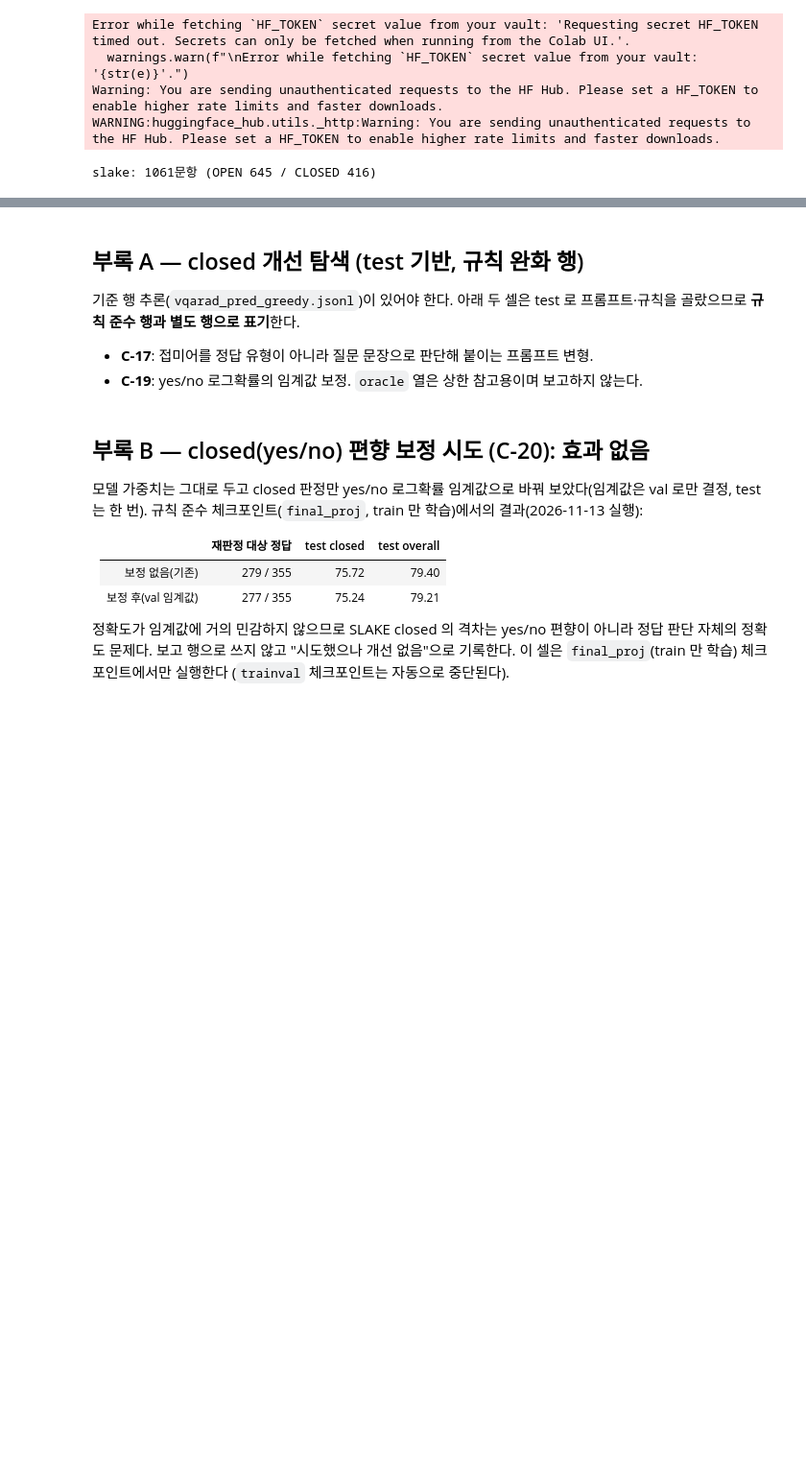
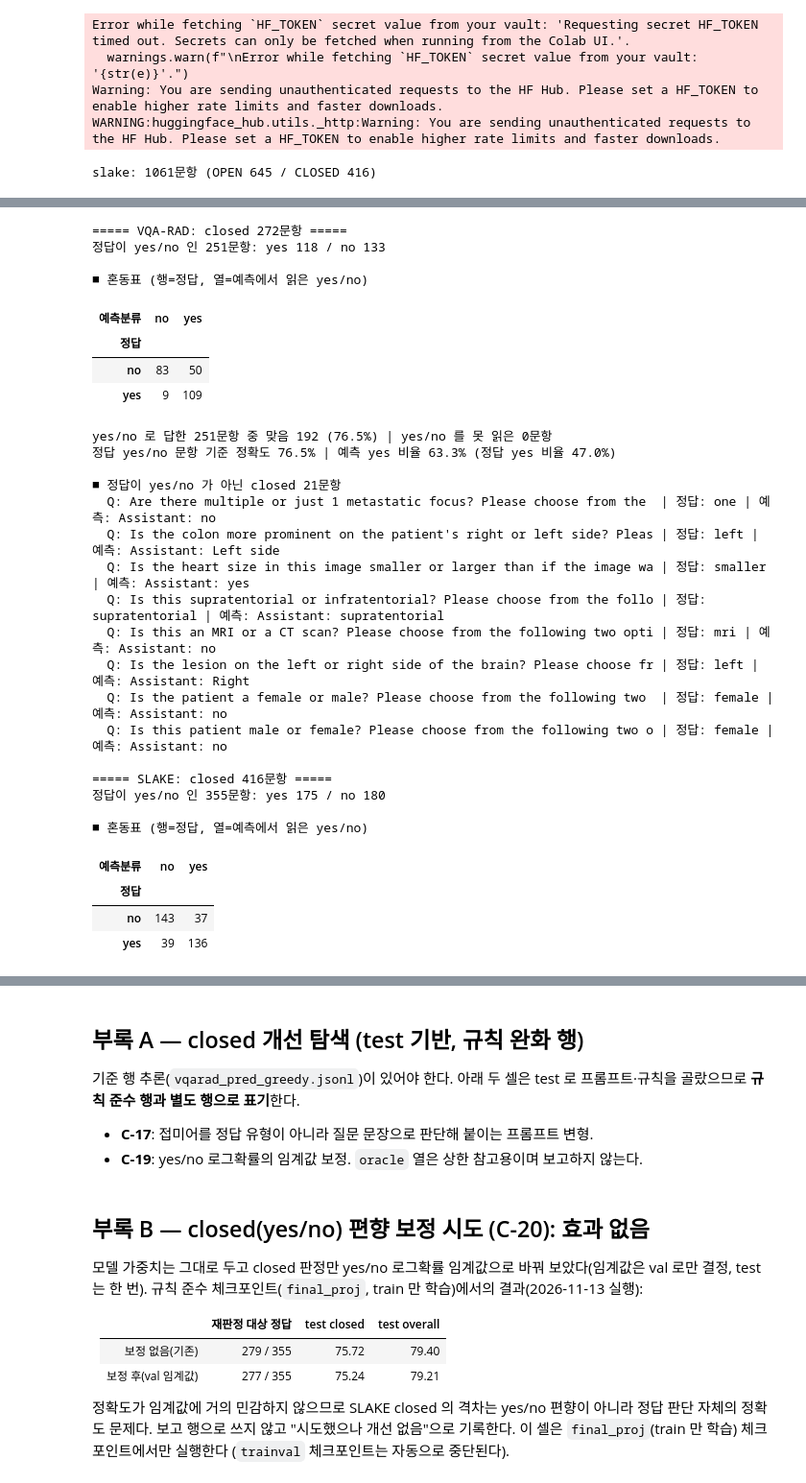
Before and after one commit to MinseongKim-dev/Expert-CFG, a Jupyter notebook: LLaVA_Med_reproduction.ipynb, the cells around one changed output, grey strips where cells are left out. Shown at 96% size. Cells and saved outputs as stored; diff of their text form; code cells hidden in the pictures; blank space fills up the shorter version.

```diff
--- a/LLaVA_Med_reproduction.ipynb
+++ b/LLaVA_Med_reproduction.ipynb
@@ -1216,0 +1386,70 @@ slake: 1061문항 (OPEN 645 / CLOSED 416)
+# %%
+import os, re, json
+import pandas as pd
+from IPython.display import display
+
+DRIVE_ROOT = '/content/drive/MyDrive/expert_cfg_llavamed'
+
+def cls(text):
+    t = re.sub(r'[^a-z\s]', ' ', str(text).lower()).split()
+    y, n = 'yes' in t, 'no' in t
+    return 'yes' if (y and not n) else 'no' if (n and not y) else '둘다' if (y and n) else '없음'
+
+def analyze(name, ref_file, pred_file):
+    refs = {int(k): v for k, v in json.load(open(ref_file)).items()}
+    preds = {}
+    for line in open(pred_file):
+        d = json.loads(line); preds[int(d['question_id'])] = d
+    rows = []
+    for i, r in refs.items():
+        if r['answer_type'] != 'CLOSED': continue
+        gt = r['answer'].strip().lower(); txt = preds[i]['text']
+        rows.append({'i': i, '정답': gt, '정답형': 'yes/no' if gt in ('yes', 'no') else '그 외', '예측분류': cls(txt),
+                     '질문': re.sub(r'\s*Please choose.*$', '', preds[i].get('prompt', ''))[:70], '예측': txt.strip()[:90]})
+    df = pd.DataFrame(rows)
+    print(f'\n===== {name}: closed {len(df)}문항 =====')
+    yn = df[df['정답형'] == 'yes/no']
+    print(f'정답이 yes/no 인 {len(yn)}문항: yes {int((yn.정답 == "yes").sum())} / no {int((yn.정답 == "no").sum())}')
+    print('\n■ 혼동표 (행=정답, 열=예측에서 읽은 yes/no)'); display(pd.crosstab(yn['정답'], yn['예측분류']))
+    ans = yn[yn.예측분류.isin(['yes', 'no'])]
+    print(f'yes/no 로 답한 {len(ans)}문항 중 맞음 {int((ans.정답 == ans.예측분류).sum())} ({100 * (ans.정답 == ans.예측분류).mean():.1f}%) | yes/no 를 못 읽은 {int((~yn.예측분류.isin(["yes", "no"])).sum())}문항')
+    print(f'정답 yes/no 문항 기준 정확도 {100 * (yn.정답 == yn.예측분류).mean():.1f}% | 예측 yes 비율 {100 * (yn.예측분류 == "yes").mean():.1f}% (정답 yes 비율 {100 * (yn.정답 == "yes").mean():.1f}%)')
+    for _, r in yn[~yn.예측분류.isin(['yes', 'no'])].head(6).iterrows(): print(f"  [형식이탈] Q: {r['질문']} | 정답: {r['정답']} | 예측: {r['예측']}")
+    oth = df[df['정답형'] == '그 외']
+    print(f'\n■ 정답이 yes/no 가 아닌 closed {len(oth)}문항')
+    for _, r in oth.head(8).iterrows(): print(f"  Q: {r['질문']} | 정답: {r['정답']} | 예측: {r['예측']}")
+
+EV = '/content/llava_eval_data'
+for name, ref, pf in (('VQA-RAD', f'{EV}/vqarad_ref.json', f'{DRIVE_ROOT}/vqarad_pred_greedy.jsonl'),
+                      ('SLAKE', f'{EV}/slake_ref.json', f'{DRIVE_ROOT}/slake_qlora_best_pred.jsonl')):
+    analyze(name, ref, pf)
+# %% [output]
+===== VQA-RAD: closed 272문항 =====
+정답이 yes/no 인 251문항: yes 118 / no 133
+
+■ 혼동표 (행=정답, 열=예측에서 읽은 yes/no)
+| 예측분류 | no | yes |
+| 정답 |  |  |
+| no | 83 | 50 |
+| yes | 9 | 109 |
+yes/no 로 답한 251문항 중 맞음 192 (76.5%) | yes/no 를 못 읽은 0문항
+정답 yes/no 문항 기준 정확도 76.5% | 예측 yes 비율 63.3% (정답 yes 비율 47.0%)
+
+■ 정답이 yes/no 가 아닌 closed 21문항
+  Q: Are there multiple or just 1 metastatic focus? Please choose from the  | 정답: one | 예측: Assistant: no
+  Q: Is the colon more prominent on the patient's right or left side? Pleas | 정답: left | 예측: Assistant: Left side
+  Q: Is the heart size in this image smaller or larger than if the image wa | 정답: smaller | 예측: Assistant: yes
+  Q: Is this supratentorial or infratentorial? Please choose from the follo | 정답: supratentorial | 예측: Assistant: supratentorial
+  Q: Is this an MRI or a CT scan? Please choose from the following two opti | 정답: mri | 예측: Assistant: no
+  Q: Is the lesion on the left or right side of the brain? Please choose fr | 정답: left | 예측: Assistant: Right
+  Q: Is the patient a female or male? Please choose from the following two  | 정답: female | 예측: Assistant: no
+  Q: Is this patient male or female? Please choose from the following two o | 정답: female | 예측: Assistant: no
+
+===== SLAKE: closed 416문항 =====
+정답이 yes/no 인 355문항: yes 175 / no 180
+
+■ 혼동표 (행=정답, 열=예측에서 읽은 yes/no)
+| 예측분류 | no | yes |
+| 정답 |  |  |
+| no | 143 | 37 |
+| yes | 39 | 136 |
```
Also changed, not shown: parts of 10 cells of this notebook, 5 other files.
